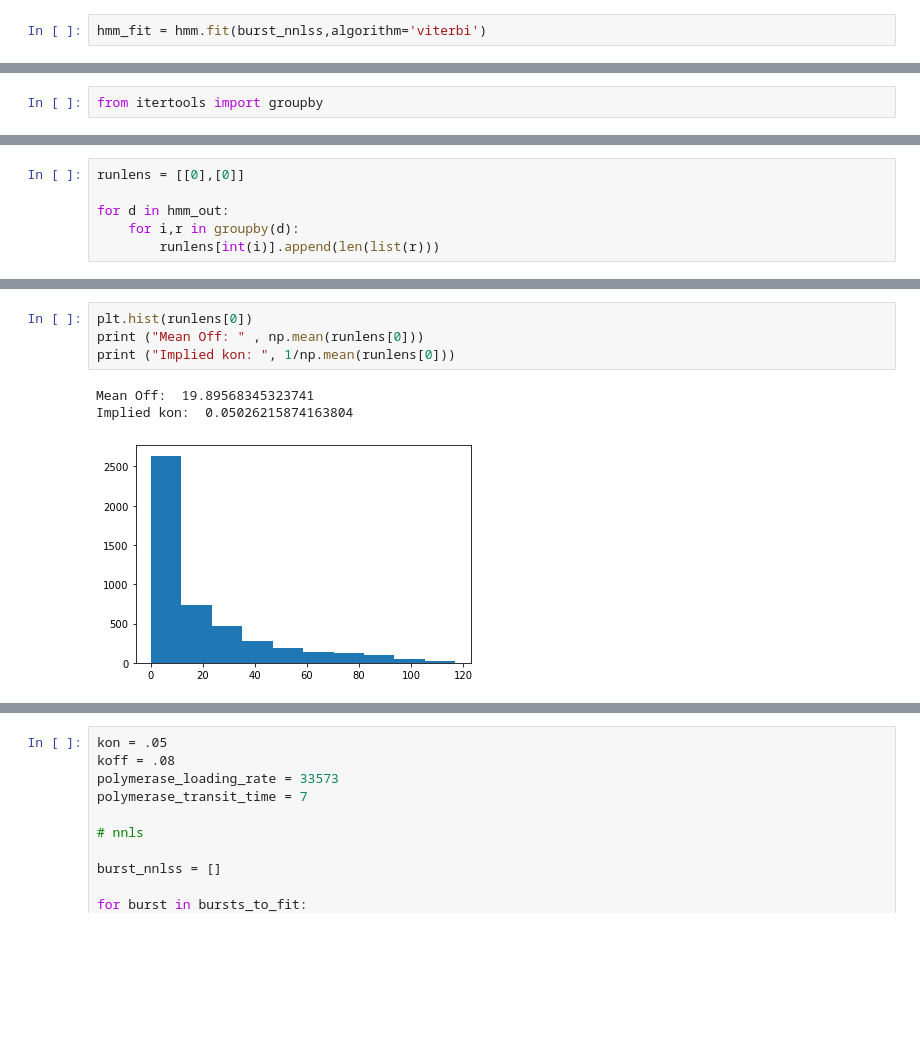
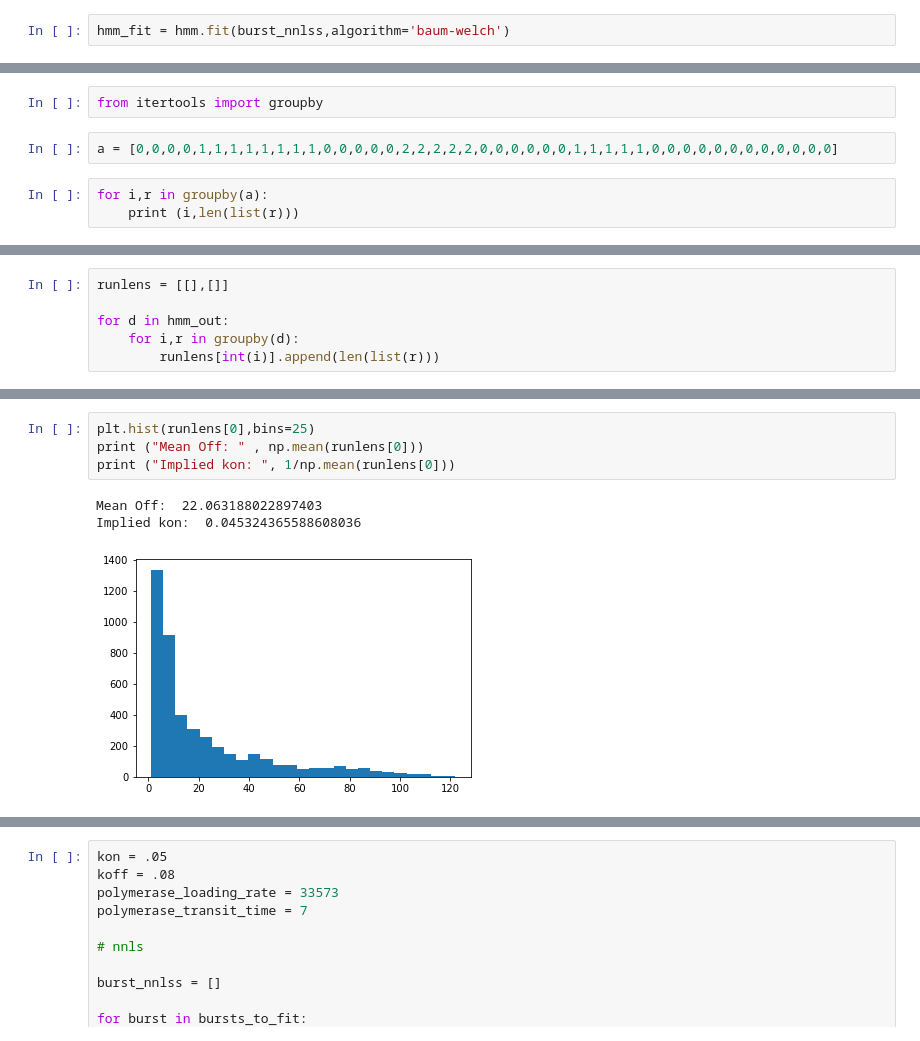
Before and after one commit to ucbmcb288/mcb288, a Jupyter notebook: Transcription/MCB288_Transcription_Part3.ipynb, the cells around one changed output, grey strips where cells are left out. Cells and saved outputs as stored; diff of their text form; blank space fills up the shorter version.

```diff
--- a/Transcription/MCB288_Transcription_Part3.ipynb
+++ b/Transcription/MCB288_Transcription_Part3.ipynb
@@ -174,7 +384,7 @@ hmm_dict['edges']
  [1, 1, 0.9, 0.9, None],
  [1, 0, 0.10000000000000003, 0.1, None]]
 # %%
-hmm_fit = hmm.fit(burst_nnlss,algorithm='viterbi')
+hmm_fit = hmm.fit(burst_nnlss,algorithm='baum-welch')
 # %%
 hmm_fit_dict = json.loads(hmm.to_json())
 # %%
@@ -260,3 +490,8 @@ for i, burst in enumerate(burst_nnlss):
     hmm_pred[i] = np.convolve(hmm_out[i],polymerase_loading_rate * np.ones(polymerase_transit_time))[0:len(hmm_out[i])]
 # %%
 from itertools import groupby
+# %%
+a = [0,0,0,0,1,1,1,1,1,1,1,1,0,0,0,0,0,2,2,2,2,2,0,0,0,0,0,0,1,1,1,1,1,0,0,0,0,0,0,0,0,0,0,0,0]
+# %%
+for i,r in groupby(a):
+    print (i,len(list(r)))
@@ -263,5 +506,5 @@ from itertools import groupby
 # %%
-runlens = [[0],[0]]
+runlens = [[],[]]
 
 for d in hmm_out:
     for i,r in groupby(d):
@@ -269,11 +532,11 @@ for d in hmm_out:
 # %%
-plt.hist(runlens[0])
+plt.hist(runlens[0],bins=25)
 print ("Mean Off: " , np.mean(runlens[0]))
 print ("Implied kon: ", 1/np.mean(runlens[0]))
 # %% [output]
-Mean Off:  19.89568345323741
-Implied kon:  0.05026215874163804
+Mean Off:  22.063188022897403
+Implied kon:  0.045324365588608036
-[figure, old version]
+[figure, new version]
 # %%
 plt.hist(runlens[1])
 print ("Mean On: " , np.mean(runlens[1]))
```
Also changed, not shown: parts of 58 cells of this notebook, 1 other file.
